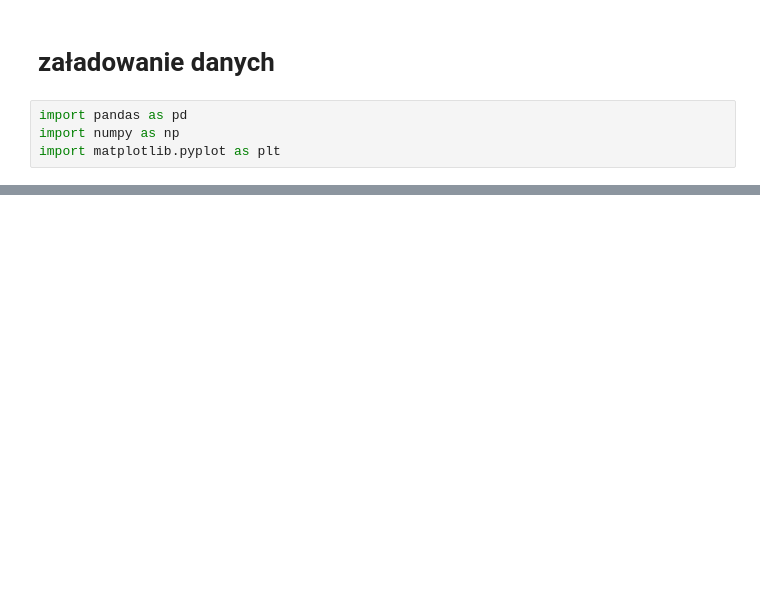
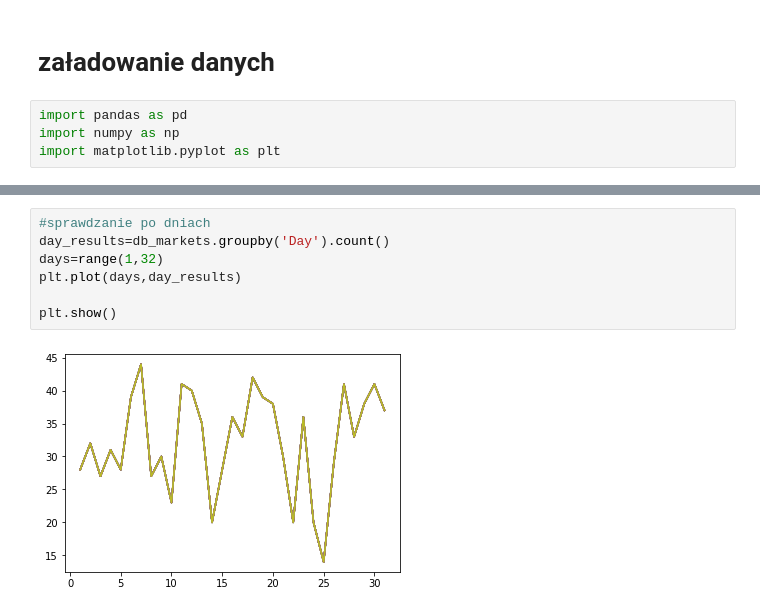
Before and after one commit to Patmik/CV, a Jupyter notebook: supermarket/markety.ipynb, the cells around one changed output, grey strips where cells are left out. Cells and saved outputs as stored; diff of their text form; blank space fills up the shorter version.

```diff
--- a/supermarket/markety.ipynb
+++ b/supermarket/markety.ipynb
@@ -16,0 +49,9 @@ db_markets.head()
+# %%
+#sprawdzanie po dniach
+day_results=db_markets.groupby('Day').count()
+days=range(1,32)
+plt.plot(days,day_results)
+
+plt.show()
+# %% [output]
+[figure, added]
```
Also changed, not shown: parts of 5 cells of this notebook.
